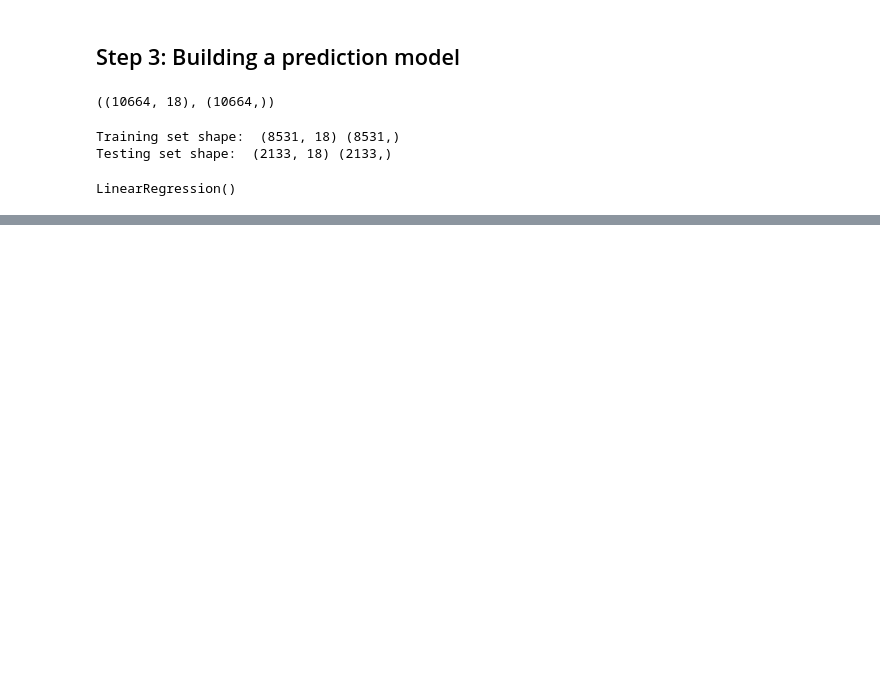
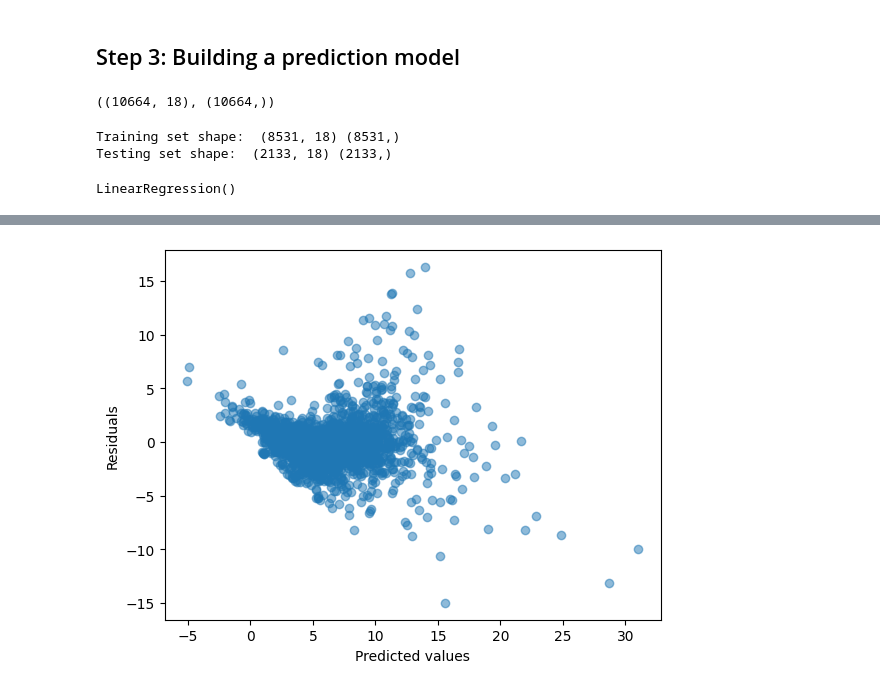
Before and after one commit to AlexandrG1209/tardis, a Jupyter notebook: tardis_model.ipynb, the cells around one changed output, grey strips where cells are left out. Saved outputs shown, nothing was run; the diff lists cells and outputs as text; code cells hidden in the pictures; blank space fills up the shorter version.

Commit message:
add graphic residuals

```diff
--- a/tardis_model.ipynb
+++ b/tardis_model.ipynb
@@ -80,0 +80,7 @@ plt.show()
+# %%
+plt.scatter(y_predict, y_test - y_predict, alpha=0.5)
+plt.xlabel("Predicted values")
+plt.ylabel("Residuals")
+plt.show()
+# %% [output]
+[figure, added]
```
Also changed, not shown: parts of 4 cells of this notebook.
